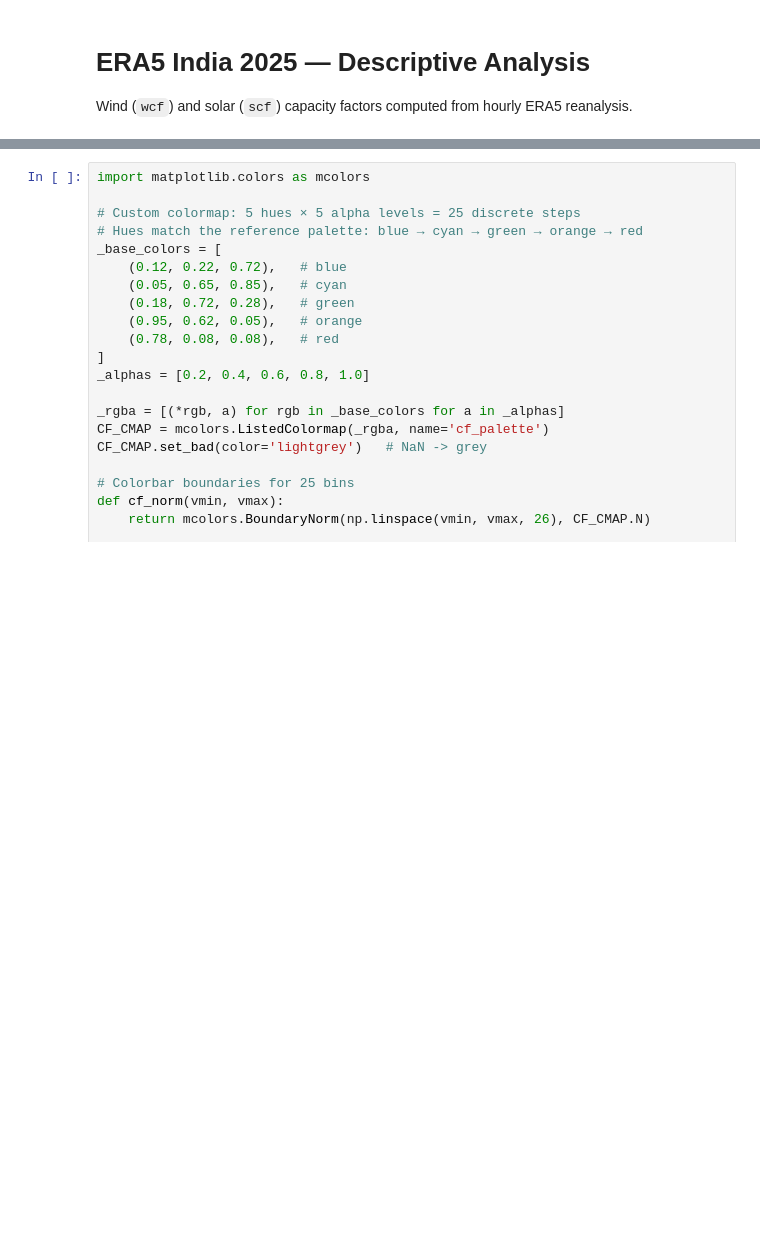
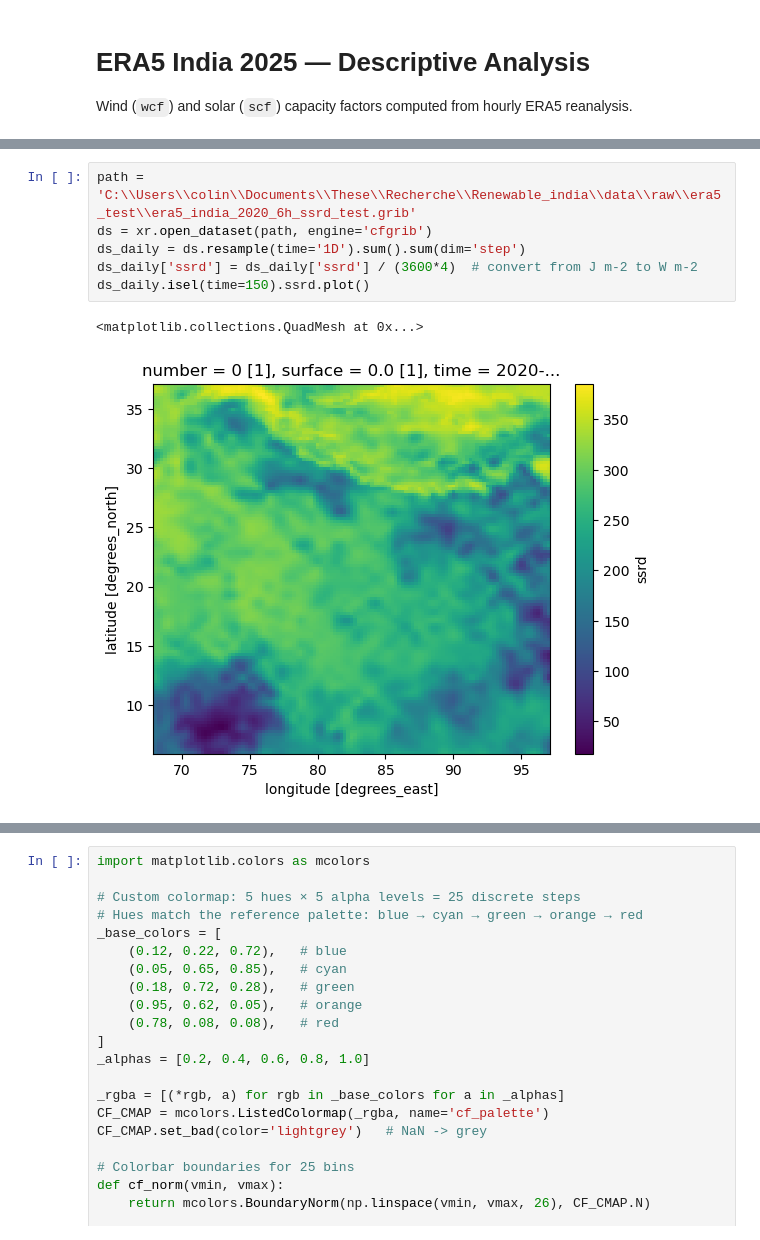
Before and after one commit to colinlenoble/renewable_india, a Jupyter notebook: code/diagnostics/notebooks/01_era5_descriptive_analysis.ipynb, the cells around one changed output, grey strips where cells are left out. Cells and saved outputs as stored; diff of their text form; blank space fills up the shorter version.

```diff
--- a/code/diagnostics/notebooks/01_era5_descriptive_analysis.ipynb
+++ b/code/diagnostics/notebooks/01_era5_descriptive_analysis.ipynb
@@ -3,0 +282,9 @@ Wind (`wcf`) and solar (`scf`) capacity factors computed from hourly ERA5 reanal
+# %%
+path = 'C:\\Users\\colin\\Documents\\These\\Recherche\\Renewable_india\\data\\raw\\era5_test\\era5_india_2020_6h_ssrd_test.grib'
+ds = xr.open_dataset(path, engine='cfgrib')
+ds_daily = ds.resample(time='1D').sum().sum(dim='step')
+ds_daily['ssrd'] = ds_daily['ssrd'] / (3600*4)  # convert from J m-2 to W m-2
+ds_daily.isel(time=150).ssrd.plot()
+# %% [output]
+<matplotlib.collections.QuadMesh at 0x...>
+[figure, added]
```
Also changed, not shown: parts of 33 cells of this notebook, 24 other files.
